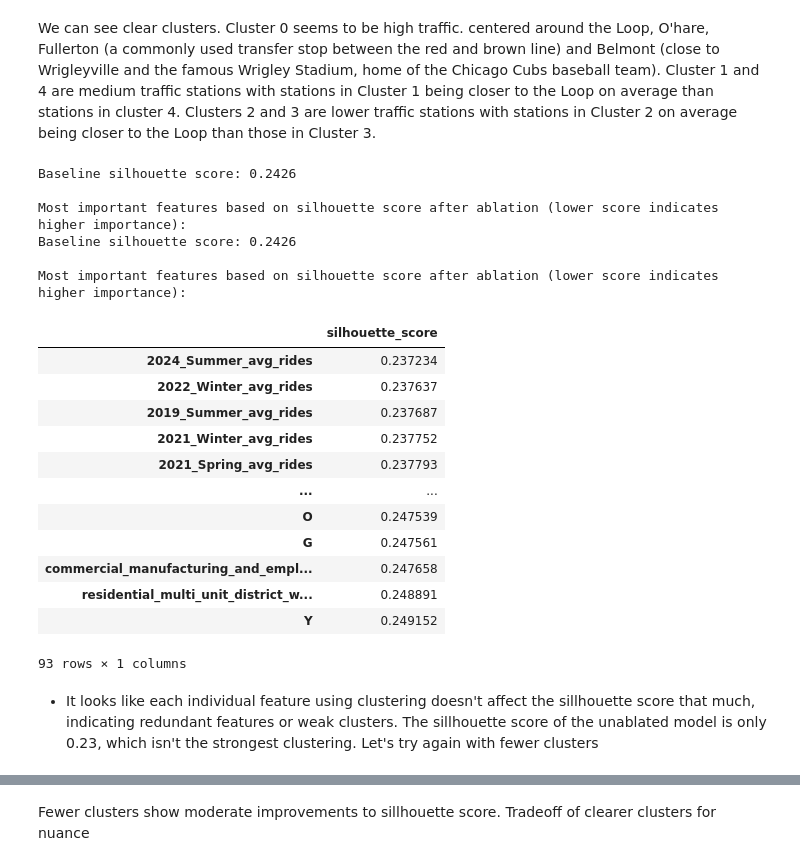
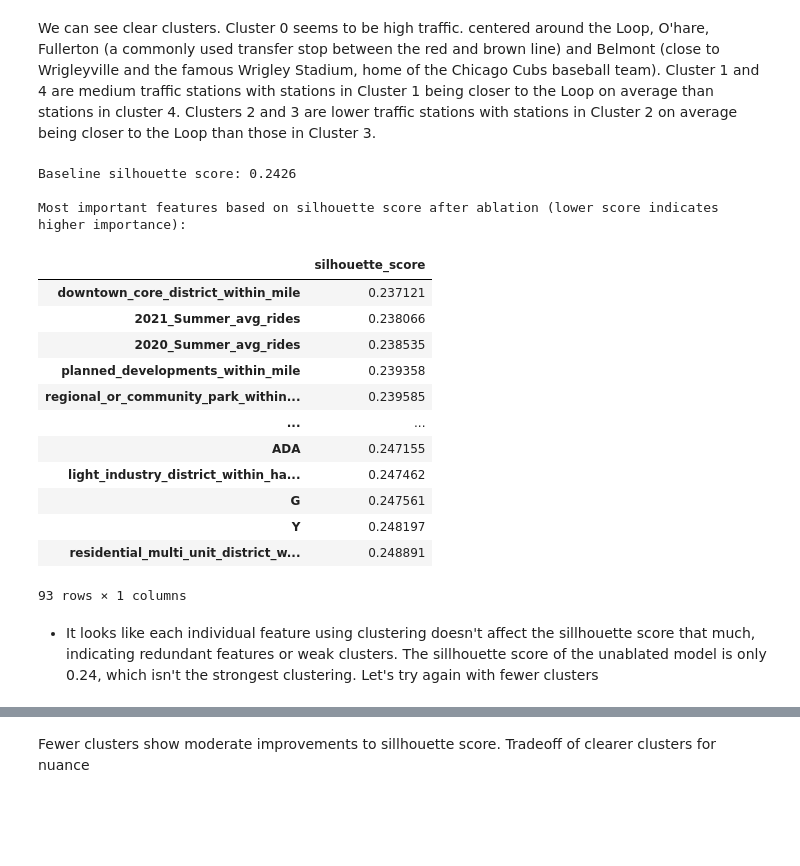
Before and after one commit to azcao95/cta-ridership-w2026-mads-milestone-2, a Jupyter notebook: ridership.ipynb, the cells around one changed output, grey strips where cells are left out. Saved outputs shown, nothing was run; the diff lists cells and outputs as text; code cells hidden in the pictures; blank space fills up the shorter version.

```diff
--- a/ridership.ipynb
+++ b/ridership.ipynb
@@ -1357,5 +1495,10 @@ X_scaled = StandardScaler().fit_transform(X_cluster)
 
 k = 5  # adjust if needed
 kmeans = KMeans(n_clusters=k, random_state=42, n_init=10)
-si_gdf_avg_ridership["cluster"] = kmeans.fit_predict(X_scaled)
+
+si_gdf_avg_ridership_k5 = si_gdf_avg_ridership.copy()
+
+si_gdf_avg_ridership_k5["cluster"] = kmeans.fit_predict(X_scaled)
+
+si_gdf_avg_ridership_k5.head()
 # %% [output]
@@ -1441,45 +1574,42 @@ We can see clear clusters. Cluster 0 seems to be high traffic. centered around t
 # %%
 # Ablation testing to see which features are most important for clustering
 from sklearn.metrics import silhouette_score
 feature_importance = {}
 
 # Calculate baseline silhouette score
-baseline_score = silhouette_score(X_scaled, si_gdf_avg_ridership["cluster"])
+baseline_score = silhouette_score(X_scaled, si_gdf_avg_ridership_k5["cluster"])
 print(f"Baseline silhouette score: {baseline_score:.4f}\n")
 
 for col in clustering_cols:
     X_ablated = X_cluster.drop(columns=[col])
     X_ablated_scaled = StandardScaler().fit_transform(X_ablated)
-    kmeans_ablated = KMeans(n_clusters=k, n_init=10)
+    kmeans_ablated = KMeans(n_clusters=k, random_state=42, n_init=10)
     labels_ablated = kmeans_ablated.fit_predict(X_ablated_scaled)
     score = silhouette_score(X_ablated_scaled, labels_ablated)
     feature_importance[col] = score
 feature_importance_df = pd.DataFrame.from_dict(feature_importance, orient="index", columns=["silhouette_score"])
 feature_importance_df = feature_importance_df.sort_values(by="silhouette_score", ascending=True)
 print("Most important features based on silhouette score after ablation (lower score indicates higher importance):")
 display(feature_importance_df)
 # %% [output]
 Baseline silhouette score: 0.2426
 
 Most important features based on silhouette score after ablation (lower score indicates higher importance):
-Baseline silhouette score: 0.2426
-
-Most important features based on silhouette score after ablation (lower score indicates higher importance):
 |  | silhouette_score |
-| 2024_Summer_avg_rides | 0.237234 |
-| 2022_Winter_avg_rides | 0.237637 |
-| 2019_Summer_avg_rides | 0.237687 |
-| 2021_Winter_avg_rides | 0.237752 |
-| 2021_Spring_avg_rides | 0.237793 |
+| downtown_core_district_within_mile | 0.237121 |
+| 2021_Summer_avg_rides | 0.238066 |
+| 2020_Summer_avg_rides | 0.238535 |
+| planned_developments_within_mile | 0.239358 |
+| regional_or_community_park_within... | 0.239585 |
 | ... | ... |
-| O | 0.247539 |
+| ADA | 0.247155 |
+| light_industry_district_within_ha... | 0.247462 |
 | G | 0.247561 |
-| commercial_manufacturing_and_empl... | 0.247658 |
+| Y | 0.248197 |
 | residential_multi_unit_district_w... | 0.248891 |
-| Y | 0.249152 |
 93 rows × 1 columns
 # %% [markdown]
-- It looks like each individual feature using clustering doesn't affect the sillhouette score that much, indicating redundant features or weak clusters. The sillhouette score of the unablated model is only 0.23, which isn't the strongest clustering. Let's try again with fewer clusters
+- It looks like each individual feature using clustering doesn't affect the sillhouette score that much, indicating redundant features or weak clusters. The sillhouette score of the unablated model is only 0.24, which isn't the strongest clustering. Let's try again with fewer clusters
 # %%
 # Retry clustering with k=3 for stronger, more distinct clusters
 k = 3
```
Also changed, not shown: parts of 30 cells of this notebook.
